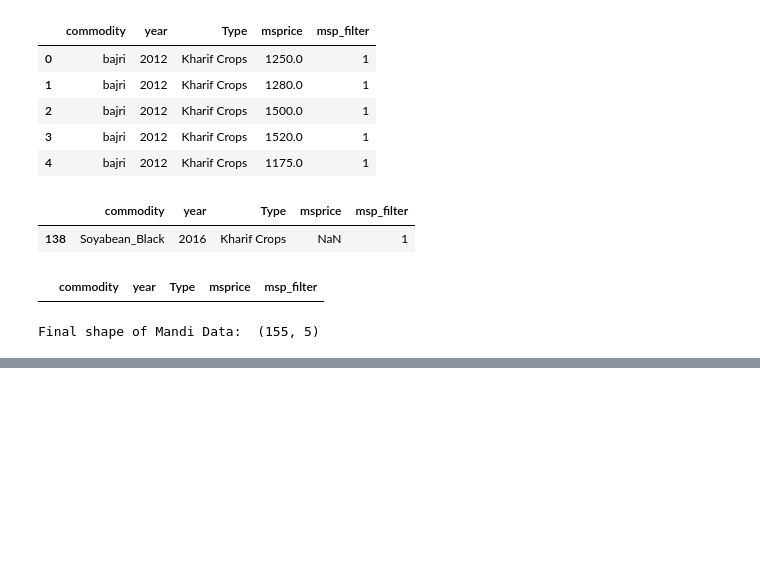
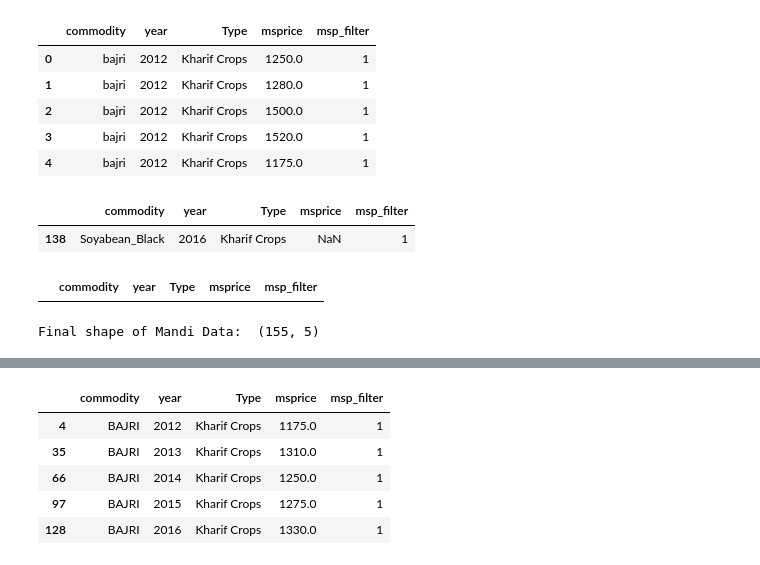
Before and after one commit to PranjaliSaini/SocialCops-DataScience-Task, a Jupyter notebook: Agricultural-Commodities.ipynb, the cells around one changed output, grey strips where cells are left out. Saved outputs shown, nothing was run; the diff lists cells and outputs as text; code cells hidden in the pictures; blank space fills up the shorter version.

```diff
--- a/Agricultural-Commodities.ipynb
+++ b/Agricultural-Commodities.ipynb
@@ -137,0 +153,9 @@ Final shape of Mandi Data:  (155, 5)
+# %%
+filt.head()
+# %% [output]
+|  | commodity | year | Type | msprice | msp_filter |
+| 4 | BAJRI | 2012 | Kharif Crops | 1175.0 | 1 |
+| 35 | BAJRI | 2013 | Kharif Crops | 1310.0 | 1 |
+| 66 | BAJRI | 2014 | Kharif Crops | 1250.0 | 1 |
+| 97 | BAJRI | 2015 | Kharif Crops | 1275.0 | 1 |
+| 128 | BAJRI | 2016 | Kharif Crops | 1330.0 | 1 |
```
Also changed, not shown: parts of 5 cells of this notebook.
